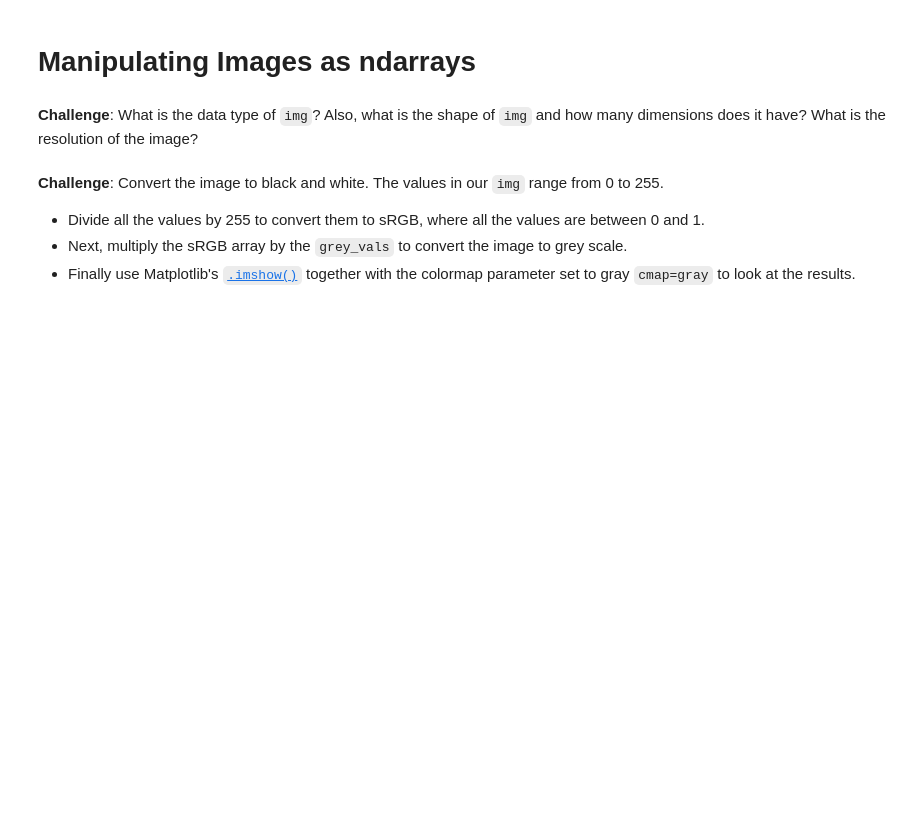
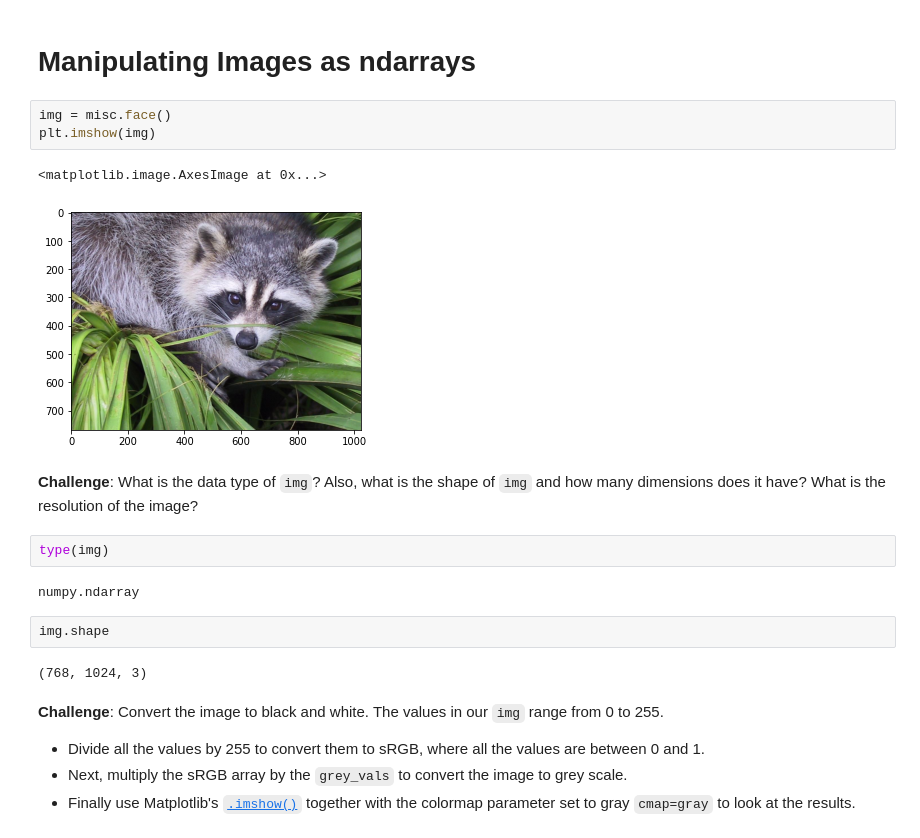
Before and after one commit to tomweinandy/100DaysOfCode, a Jupyter notebook: Projects/Day076/Computation_with_NumPy_and_N_Dimensional_Arrays.ipynb, the cells around one changed output. Saved outputs shown, nothing was run; the diff lists cells and outputs as text; blank space fills up the shorter version.

Commit message:
Manipulate images

```diff
--- a/Projects/Day076/Computation_with_NumPy_and_N_Dimensional_Arrays.ipynb
+++ b/Projects/Day076/Computation_with_NumPy_and_N_Dimensional_Arrays.ipynb
@@ -233,7 +276,21 @@ Dimensions of result: (4x2)*(2x3)=(4x3)
 # %% [markdown]
 # Manipulating Images as ndarrays
+# %%
+img = misc.face()
+plt.imshow(img)
+# %% [output]
+<matplotlib.image.AxesImage at 0x...>
+[figure, added]
 # %% [markdown]
 **Challenge**: What is the data type of `img`? Also, what is the shape of `img` and how many dimensions does it have? What is the resolution of the image?
+# %%
+type(img)
+# %% [output]
+numpy.ndarray
+# %%
+img.shape
+# %% [output]
+(768, 1024, 3)
 # %% [markdown]
 **Challenge**: Convert the image to black and white. The values in our `img` range from 0 to 255.
 * Divide all the values by 255 to convert them to sRGB, where all the values are between 0 and 1.
```
Also changed, not shown: parts of 17 cells of this notebook.
